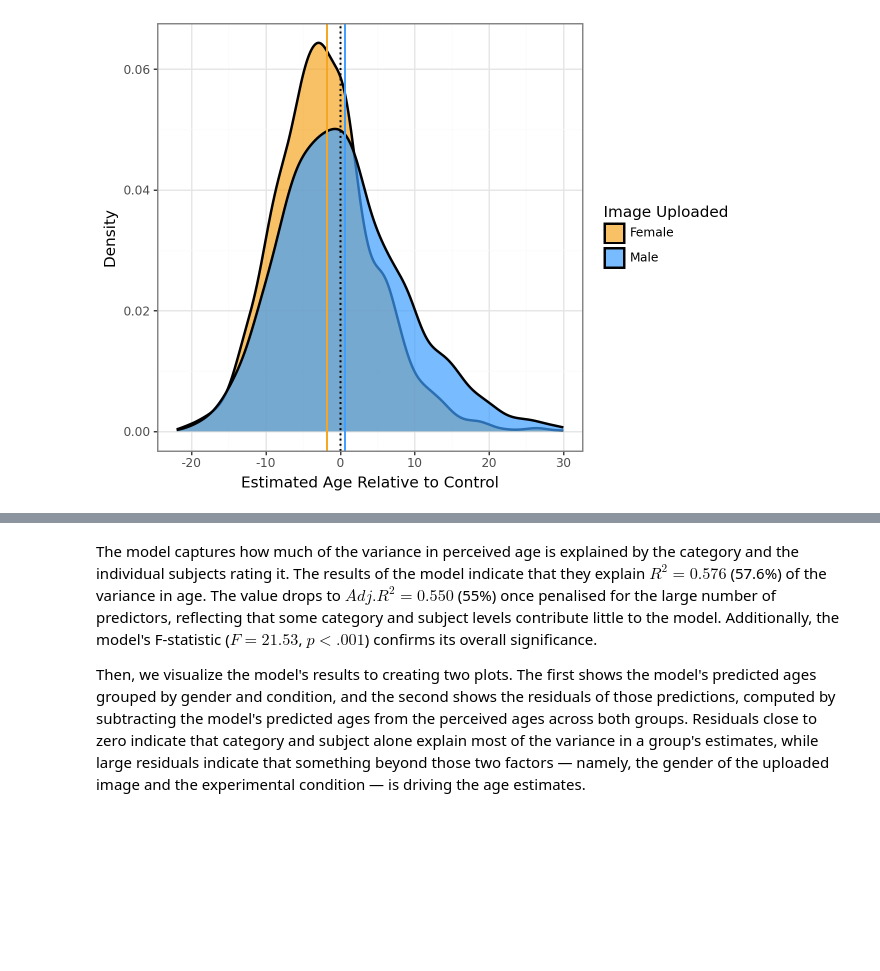
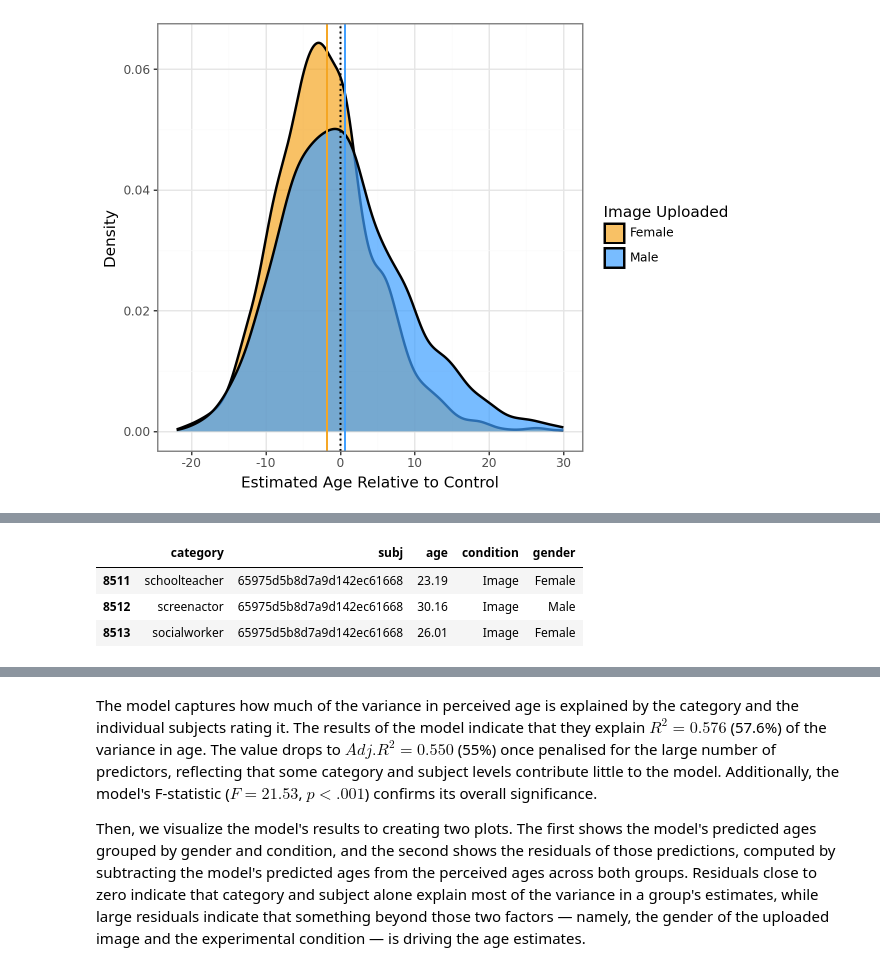
Before and after one commit to romgzn/Data_Analysis_Machine_Learning_Assignments, a Jupyter notebook: second_assignment/age_gender_cor.ipynb, the cells around one changed output, grey strips where cells are left out. Cells and saved outputs as stored; diff of their text form; code cells hidden in the pictures; blank space fills up the shorter version.

```diff
--- a/second_assignment/age_gender_cor.ipynb
+++ b/second_assignment/age_gender_cor.ipynb
@@ -409,3 +486,11 @@ control_treat_df.head(3)
+# %%
+#image/treatement part in the end
+control_treat_df.tail(3)
+# %% [output]
+|  | category | subj | age | condition | gender |
+| 8511 | schoolteacher | 65975d5b8d7a9d142ec61668 | 23.19 | Image | Female |
+| 8512 | screenactor | 65975d5b8d7a9d142ec61668 | 30.16 | Image | Male |
+| 8513 | socialworker | 65975d5b8d7a9d142ec61668 | 26.01 | Image | Female |
 # %%
 reference = 'Male'
 control_treat_mod = smf.ols(
```
Also changed, not shown: parts of 18 cells of this notebook.
